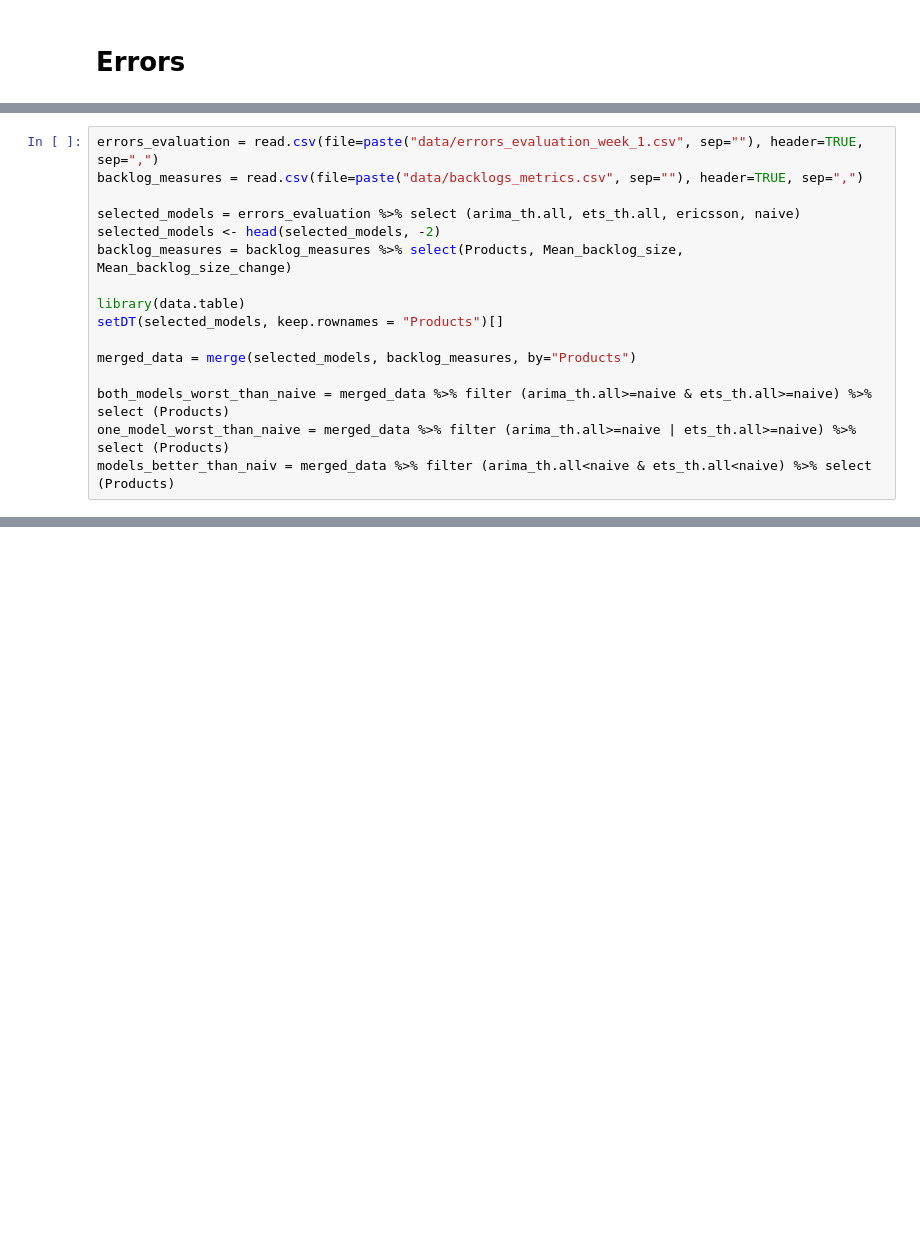
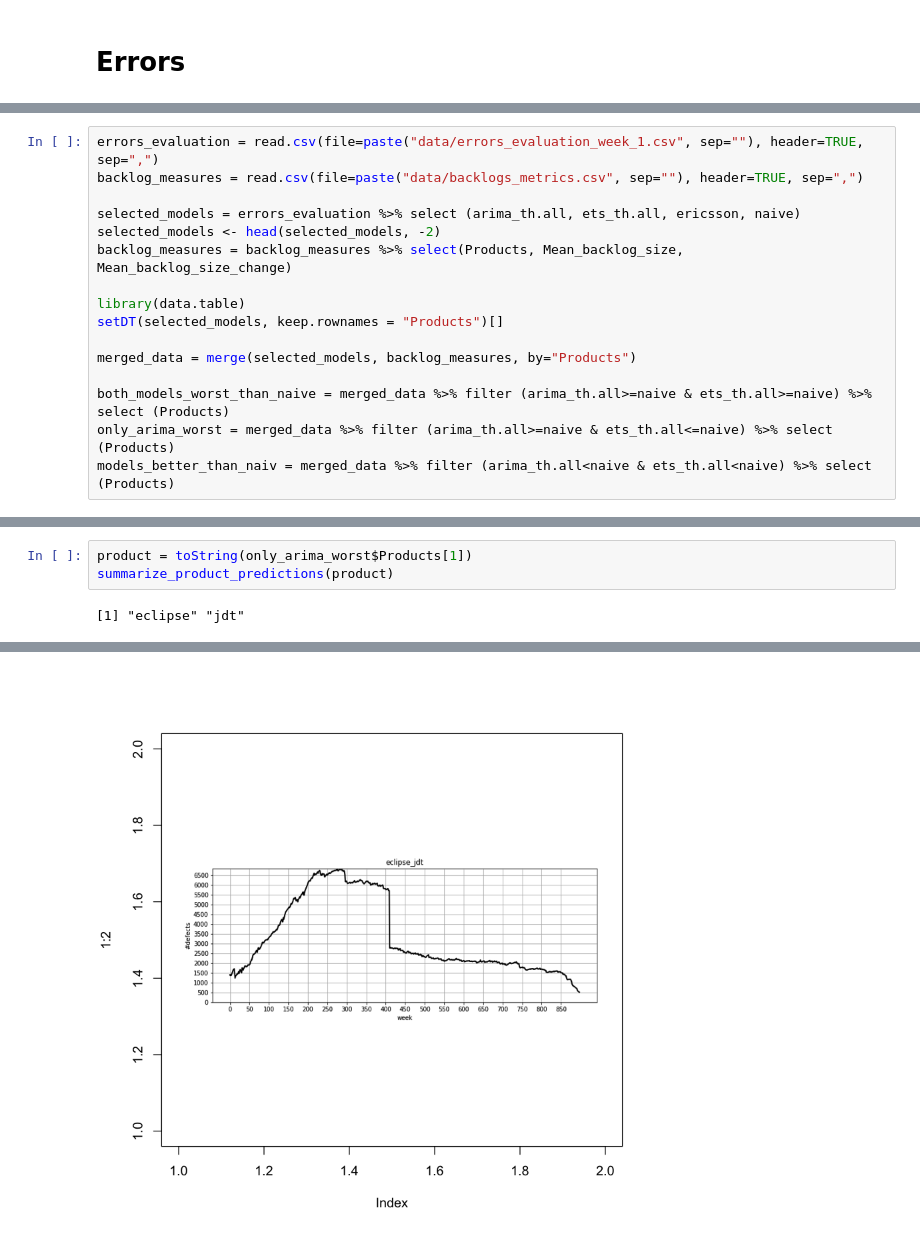
Before and after one commit to paulinaaniola/DefectBacklogPrediction, a Jupyter notebook: Evaluate.ipynb, the cells around one changed output, grey strips where cells are left out. Cells and saved outputs as stored; diff of their text form; blank space fills up the shorter version.

```diff
--- a/Evaluate.ipynb
+++ b/Evaluate.ipynb
@@ -183,7 +192,7 @@ setDT(selected_models, keep.rownames = "Products")[]
 merged_data = merge(selected_models, backlog_measures, by="Products")
 
 both_models_worst_than_naive = merged_data %>% filter (arima_th.all>=naive & ets_th.all>=naive) %>% select (Products)
-one_model_worst_than_naive = merged_data %>% filter (arima_th.all>=naive | ets_th.all>=naive) %>% select (Products)
+only_arima_worst = merged_data %>% filter (arima_th.all>=naive & ets_th.all<=naive) %>% select (Products)
 models_better_than_naiv = merged_data %>% filter (arima_th.all<naive & ets_th.all<naive) %>% select (Products)
 # %% [output]
 | Products | arima_th.all | ets_th.all | ericsson | naive |
@@ -211,0 +270,5 @@ ERROR: Error in display(predictions_evaluation): nie udało się znaleźć funkc
+# %%
+product = toString(only_arima_worst$Products[1])
+summarize_product_predictions(product)
+# %% [output]
+[1] "eclipse" "jdt"
@@ -211,0 +280 @@ ERROR: Error in display(predictions_evaluation): nie udało się znaleźć funkc
+[figure, added]
```
Also changed, not shown: parts of 34 cells of this notebook, 22 other files.
